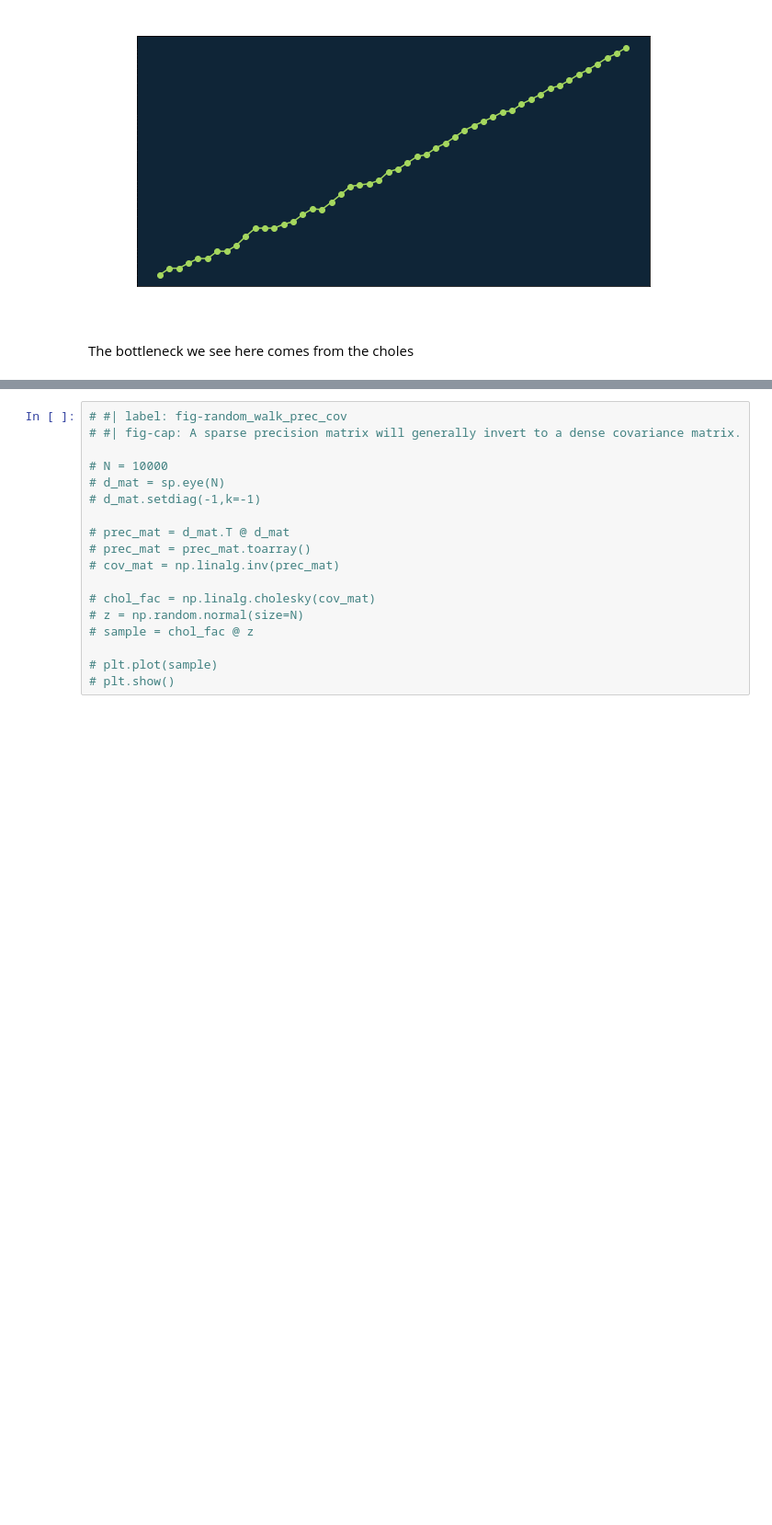
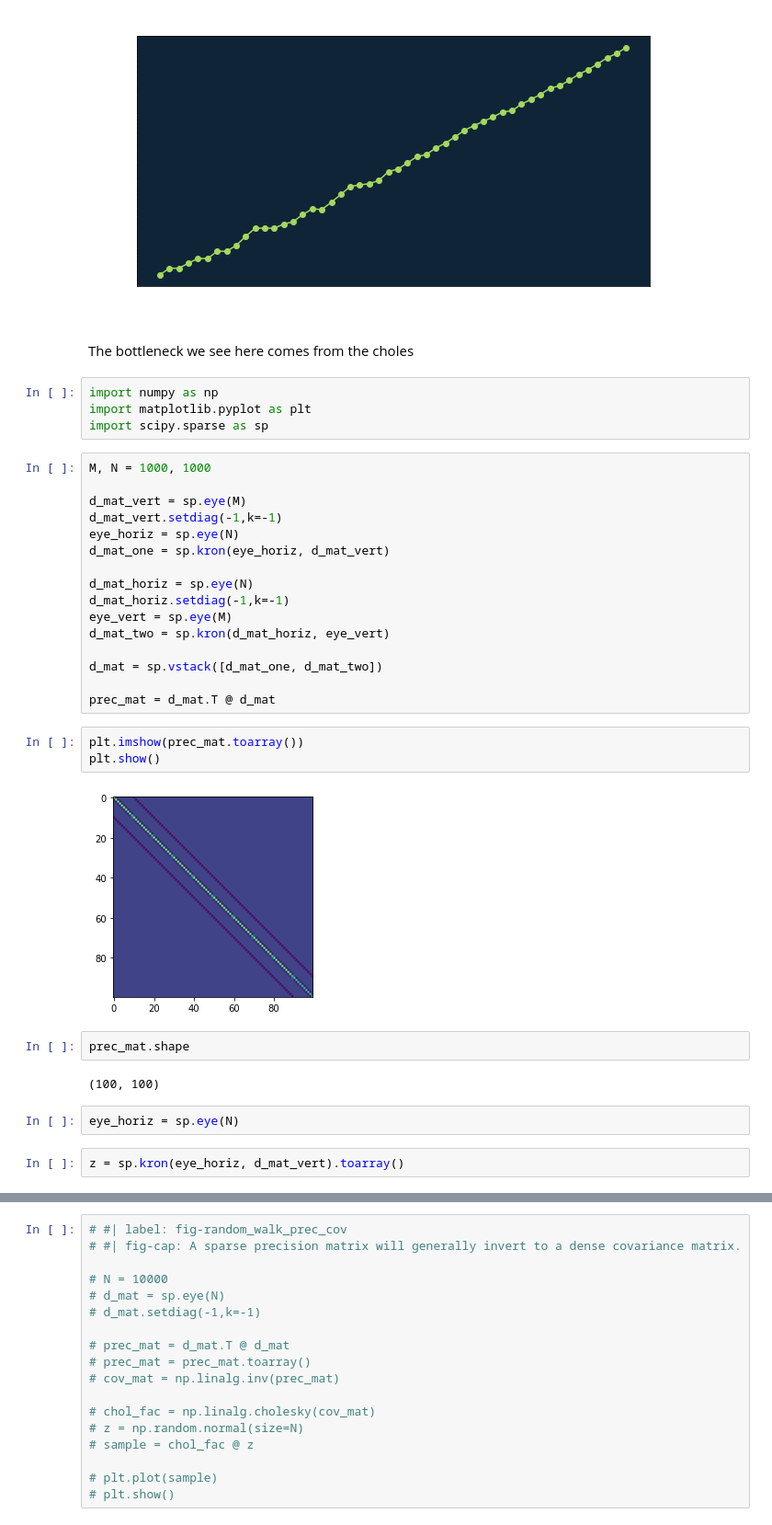
Before and after one commit to jlindbloom/jlindbloom.github.io, a Jupyter notebook: posts/hierarchical_cmrf.ipynb, the cells around one changed output, grey strips where cells are left out. Shown at 92% size. Saved outputs shown, nothing was run; the diff lists cells and outputs as text; blank space fills up the shorter version.

```diff
--- a/posts/hierarchical_cmrf.ipynb
+++ b/posts/hierarchical_cmrf.ipynb
@@ -168,3 +168,36 @@ plt.show()
 [figure]
 # %% [markdown]
 The bottleneck we see here comes from the choles
+# %%
+import numpy as np
+import matplotlib.pyplot as plt
+import scipy.sparse as sp
+# %%
+M, N = 1000, 1000
+
+d_mat_vert = sp.eye(M)
+d_mat_vert.setdiag(-1,k=-1)
+eye_horiz = sp.eye(N)
+d_mat_one = sp.kron(eye_horiz, d_mat_vert)
+
+d_mat_horiz = sp.eye(N)
+d_mat_horiz.setdiag(-1,k=-1)
+eye_vert = sp.eye(M)
+d_mat_two = sp.kron(d_mat_horiz, eye_vert)
+
+d_mat = sp.vstack([d_mat_one, d_mat_two])
+
+prec_mat = d_mat.T @ d_mat
+# %%
+plt.imshow(prec_mat.toarray())
+plt.show()
+# %% [output]
+[figure, added]
+# %%
+prec_mat.shape
+# %% [output]
+(100, 100)
+# %%
+eye_horiz = sp.eye(N)
+# %%
+z = sp.kron(eye_horiz, d_mat_vert).toarray()
```
Also changed, not shown: parts of 2 cells of this notebook, 8 other files.
